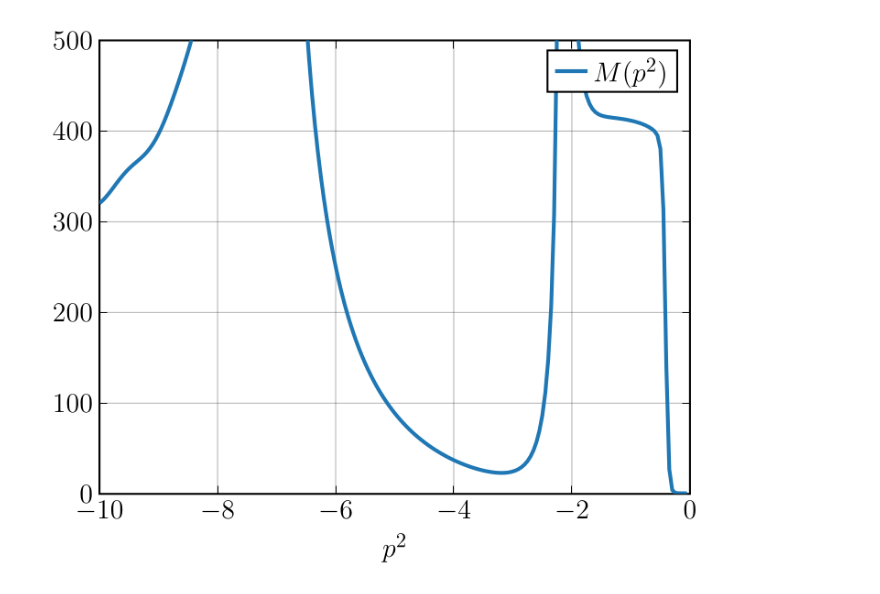
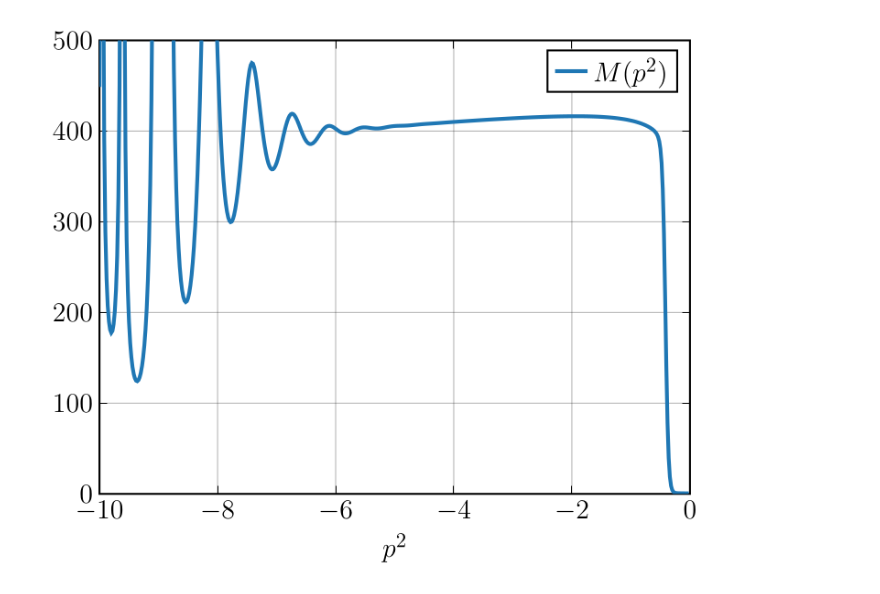
Before and after one commit to GestoerterOszillator/Maris-Tandy, a Jupyter notebook: complexmomenta.ipynb, the cells around one changed output. Drawn from its saved outputs; the diff is of its cells as text; code cells hidden in the pictures.

```diff
--- a/complexmomenta.ipynb
+++ b/complexmomenta.ipynb
@@ -35,8 +36,8 @@ Z_2 = 1
 Z_4m = 0.7 * m
 
 # Integration Grids
-x, w_x = gausslegendre(350)
-z, w_z = gausschebyshevu(40) # Chebyshev second kind
+x, w_x = gausslegendre(400)
+z, w_z = gausschebyshevu(100) # Chebyshev second kind
 t = 0.5 * (log(Lambda2) - log(epsilon2)) * x .+ 0.5 * (log(Lambda2) + log(epsilon2))
 w_t = 0.5 * (log(Lambda2) - log(epsilon2)) * w_x
 
@@ -125,12 +112,15 @@ i = 60
 Finished: i = 61
 # %%
-p2_imag = -10:0.05:0
+# Plots
+p2_imag = -10:0.02:0
 A_imag = Z_2 .+ Sigma_A.(p2_imag, Ref(A), Ref(B), Z_2)
 B_imag = Z_4m .+ Sigma_B.(p2_imag, Ref(A), Ref(B), Z_2)
-plot(p2_imag, abs.(B_imag ./ A_imag), xlims = (-10, 0), ylims = (0, 500), label = L"M(p^2)", xlabel = L"p^2") # \; \left[\mathrm{GeV}^2\right]
+ratio = abs.(B_imag ./ A_imag)
+mask = isfinite.(ratio) .& (ratio .< 1e4)
+plot(p2_imag[mask], ratio[mask], xlims = (-10, 0), ylims = (0, 500), label = L"M(p^2)", xlabel = L"p^2") # \; \left[\mathrm{GeV}^2\right]
 # plot!(p2_imag, real.(B_imag ./ A_imag), label = "real")
 # plot!(p2_imag, imag.(B_imag ./ A_imag), label = "imag")
-# savefig("Imag.pdf")
-# plot!()
+savefig(address * "$(length(t))_$(length(z)).pdf")
+plot!()
 # %% [output]
-[figure, old version]
+[figure, new version]
```
Also changed, not shown: parts of 2 cells of this notebook, 14 other files.
